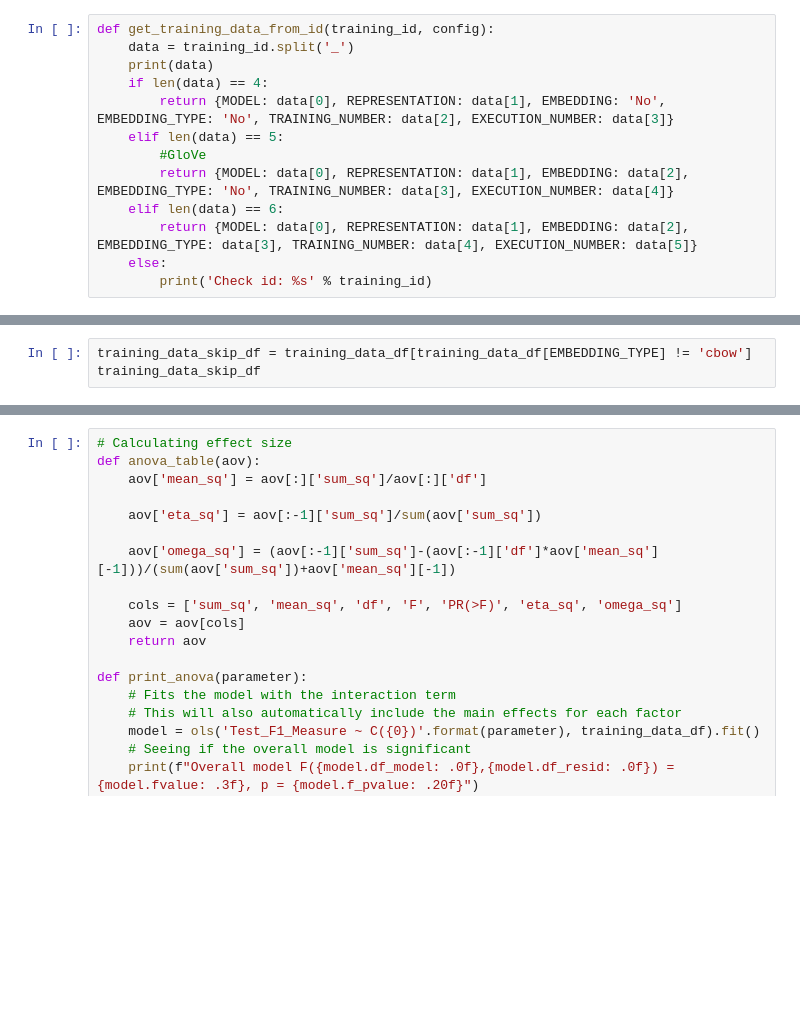
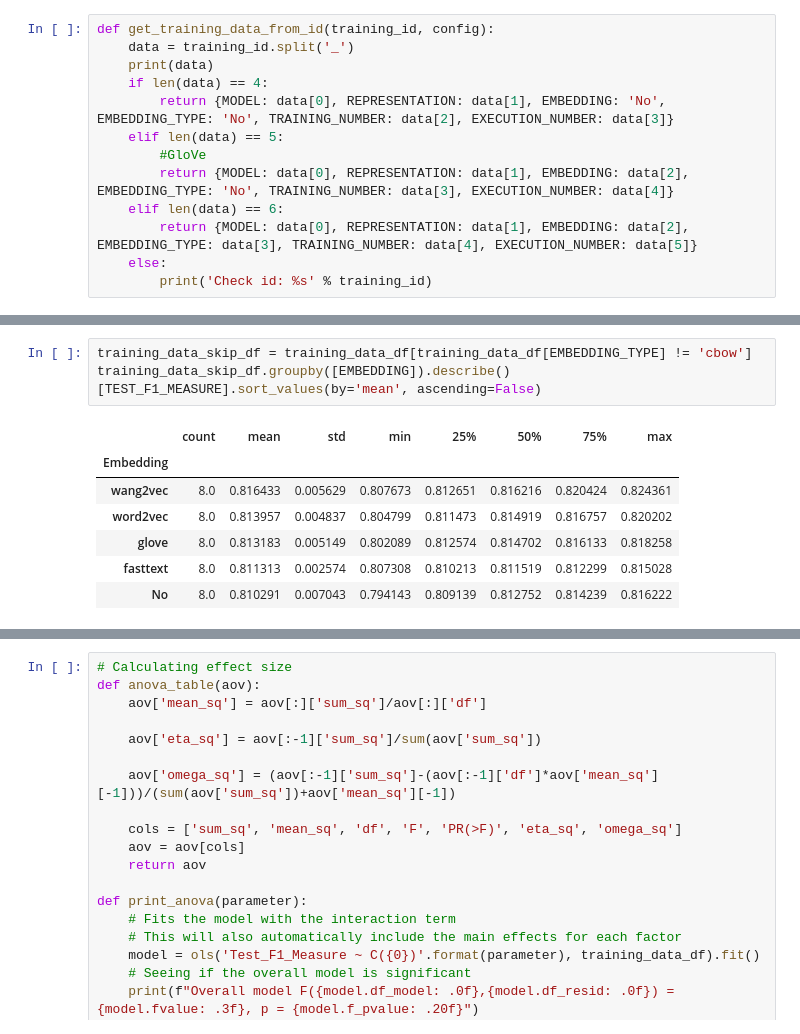
Before and after one commit to pvcastro/deeplearningufg, a Jupyter notebook: anova/Avaliar Resultados HAREM Oficial Mestrado-Todas Possibilidades de Representação.ipynb, the cells around one changed output, grey strips where cells are left out. Saved outputs shown, nothing was run; the diff lists cells and outputs as text; blank space fills up the shorter version.

```diff
--- a/anova/Avaliar Resultados HAREM Oficial Mestrado-Todas Possibilidades de Representação.ipynb
+++ b/anova/Avaliar Resultados HAREM Oficial Mestrado-Todas Possibilidades de Representação.ipynb
@@ -212,4 +302,12 @@ training_data_df.groupby([EMBEDDING, EMBEDDING_TYPE]).describe()[TEST_F1_MEASURE
 # %%
 training_data_skip_df = training_data_df[training_data_df[EMBEDDING_TYPE] != 'cbow']
-training_data_skip_df
+training_data_skip_df.groupby([EMBEDDING]).describe()[TEST_F1_MEASURE].sort_values(by='mean', ascending=False)
+# %% [output]
+|  | count | mean | std | min | 25% | 50% | 75% | max |
+| Embedding |  |  |  |  |  |  |  |  |
+| wang2vec | 8.0 | 0.816433 | 0.005629 | 0.807673 | 0.812651 | 0.816216 | 0.820424 | 0.824361 |
+| word2vec | 8.0 | 0.813957 | 0.004837 | 0.804799 | 0.811473 | 0.814919 | 0.816757 | 0.820202 |
+| glove | 8.0 | 0.813183 | 0.005149 | 0.802089 | 0.812574 | 0.814702 | 0.816133 | 0.818258 |
+| fasttext | 8.0 | 0.811313 | 0.002574 | 0.807308 | 0.810213 | 0.811519 | 0.812299 | 0.815028 |
+| No | 8.0 | 0.810291 | 0.007043 | 0.794143 | 0.809139 | 0.812752 | 0.814239 | 0.816222 |
 # %%
```
Also changed, not shown: parts of 24 cells of this notebook, 6 other files.
